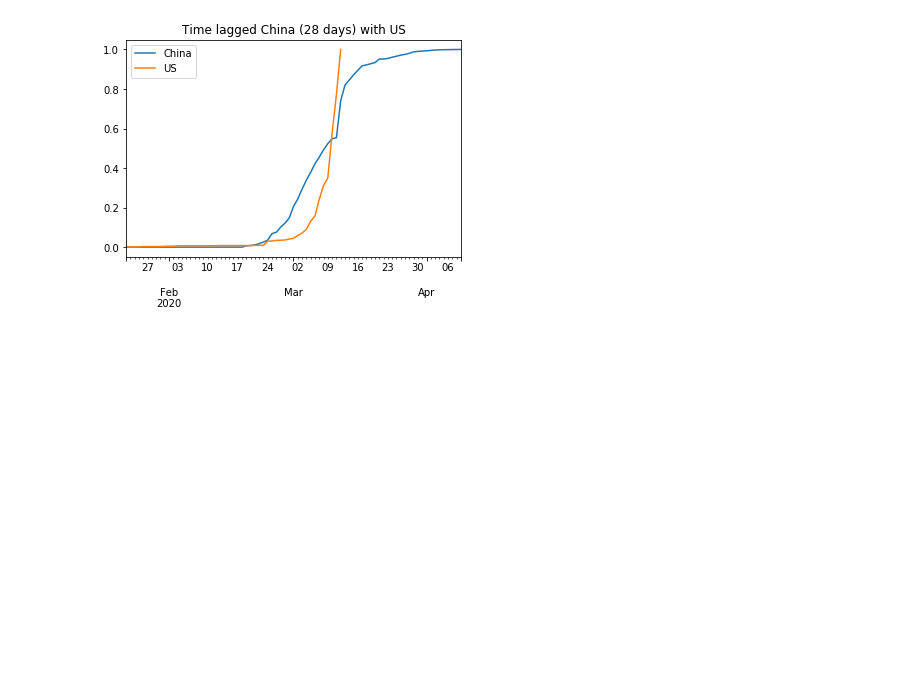
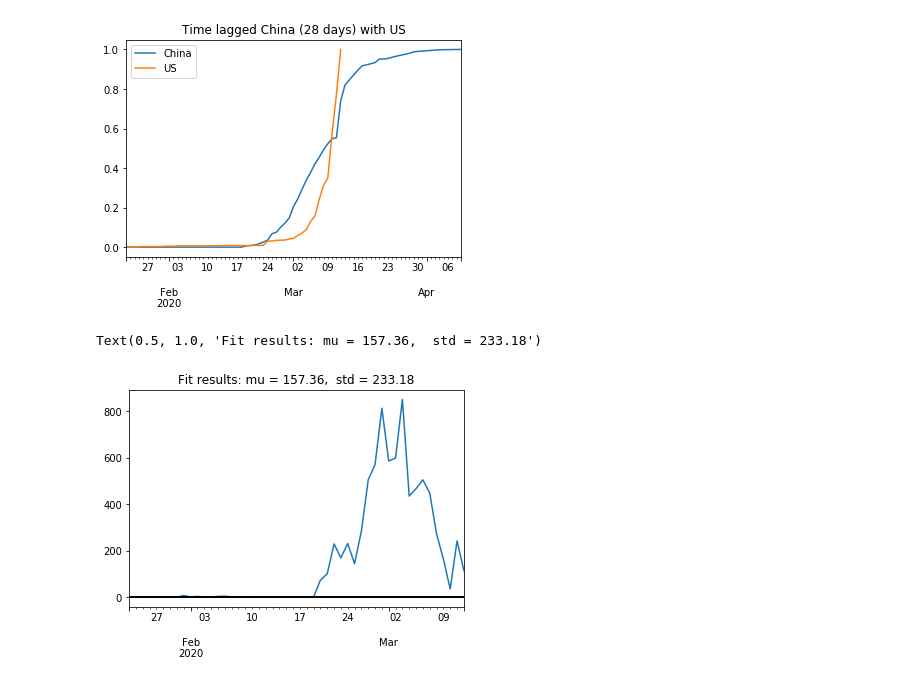
Before and after one commit to zhehaowang/coronavirus, a Jupyter notebook: src/corona.ipynb, the cells around one changed output. Saved outputs shown, nothing was run; the diff lists cells and outputs as text; code cells hidden in the pictures; blank space fills up the shorter version.

```diff
--- a/src/corona.ipynb
+++ b/src/corona.ipynb
@@ -144,3 +144,24 @@ country_df_normalized.loc["US"].plot(title="Time lagged China ({} days) with US"
 # %% [output]
 <matplotlib.axes._subplots.AxesSubplot at 0x...>
 [figure]
+# %%
+from scipy.stats import norm
+
+country = "Korea, South"
+
+gradient_df = country_df.diff(axis=1).iloc[:, 1:]
+mu, std = norm.fit(gradient_df.loc[country])
+
+gradient_df.loc[country].plot()
+
+xmin, xmax = plt.xlim()
+x = np.linspace(xmin, xmax, 100)
+p = norm.pdf(x, mu, std)
+plt.plot(x, p, 'k', linewidth=2)
+title = "Fit results: mu = %.2f,  std = %.2f" % (mu, std)
+plt.title(title)
+
+# what's a good way to tell where in the slope we are a
+# %% [output]
+Text(0.5, 1.0, 'Fit results: mu = 157.36,  std = 233.18')
+[figure, added]
```
Also changed, not shown: 1 other file.
